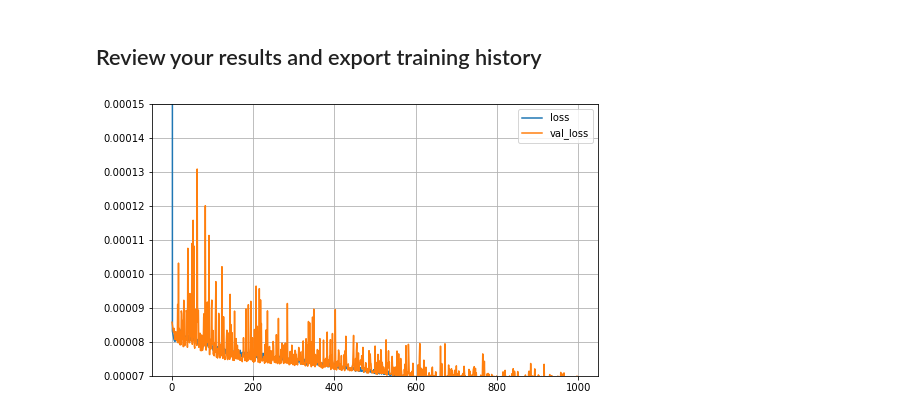
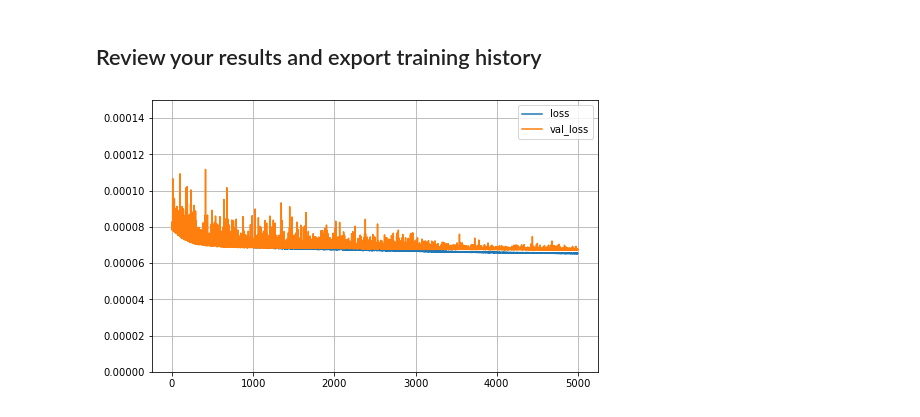
Before and after one commit to polyhedron-gdl/advanced-machine-learning-for-finance, a Jupyter notebook: 2022/1-notebooks/chapter-4-0.ipynb, the cells around one changed output. Drawn from its saved outputs; the diff is of its cells as text; code cells hidden in the pictures.

```diff
--- a/2022/1-notebooks/chapter-4-0.ipynb
+++ b/2022/1-notebooks/chapter-4-0.ipynb
@@ -48,7 +48,8 @@ Our data consists of call options on the S&P 500 between 2014 and  2019.
 # %%
 # load raw data
 DATA_FOLDER = './data'
-raw = pd.read_csv(os.path.join(DATA_FOLDER, 'Implied_Volatility_Data_vFinal.csv'))
+FILE_NAME   = 'Implied_Volatility_Data_vFinal.csv'
+raw = pd.read_csv(os.path.join(DATA_FOLDER, FILE_NAME))
 # check the raw data
 print("Size of the dataset (row, col): ", raw.shape)
 raw.head(n=5)
@@ -156,22 +172,37 @@ model.compile(loss = "mse",optimizer = "Adam")
 # %%
 # Checkpoint function is used here to periodically save a copy of the model.
 # Currently it is set to save the best performing model
-checkpoint_cb = keras.callbacks.ModelCheckpoint("implied_vol_model_vFinal.h5",save_best_only = True)
+checkpoint_cb = keras.callbacks.ModelCheckpoint("implied_vol_model_vFinal.h5"
+                                                , monitor='val_accuracy'
+                                                , verbose=1
+                                                , save_best_only=True
+                                                , mode='max')
 
-# Early stopping allows you to stop your training early if no improvment is shown after cerain period
-# Currently it is set at if no improvement occured in 1000 epochs, at the stop the model will also revert back to the best weight
-early_stopping_cb = keras.callbacks.EarlyStopping(patience = 1000,restore_best_weights = True)
+# Early stopping allows you to stop your training early if no improvment is
+# shown after certain period. Currently it is set at if no improvement
+# occured in 1000 epochs, at the stop the model will also revert back to
+# the best weight.
+early_stopping_cb = keras.callbacks.EarlyStopping(patience = 1000
+                                                 ,restore_best_weights = True)
 
-# Remark: checkpoint could be redundant here as early stopping function can also help restoring to the best weight
-# We put both here just to illustrate different ways to keep the best model
+# Remark: checkpoint could be redundant here as early stopping function can also
+# help restoring to the best weight. We put both here just to illustrate different
+# ways to keep the best model
 # %%
 # train your model
-# The fit function allows you to train a NN model. Here we have training data, number of epochs,batch size, validation data,
-# and callbacks as input
-# Callback is an optional parameters that allow you to enable tricks for training such as early stopping and checkpoint
+# The fit function allows you to train a NN model. Here we have training data,
+# number of epochs,batch size, validation data, and callbacks as input
+# Callback is an optional parameters that allow you to enable tricks for
+# training such as early stopping and checkpoint
 
-# Remarks: Altough we put 50000 epochs here, the model will stop its training once our early stopping criterion is triggered
+# Remarks: Altough we put 50000 epochs here, the model will stop its training
+# once our early stopping criterion is triggered
 
-history=model.fit(X_scaled_train[:,3:6],y_train,epochs=1000, batch_size = 128, verbose = 1, validation_data=(X_scaled_vals[:,3:6],y_val),
-                 callbacks=[checkpoint_cb, early_stopping_cb])
+history=model.fit(  X_scaled_train[:,3:6]
+                  , y_train
+                  , epochs=5000
+                  , batch_size = 128
+                  , verbose = 1
+                  , validation_data=(X_scaled_vals[:,3:6],y_val)
+                  , callbacks=[checkpoint_cb, early_stopping_cb])
 # %% [output]
@@ -214,13 +245,13 @@ Gain Ratio: 0.1308289873334727
 # %%
 # Plot training history
 
 pd.DataFrame(history.history).plot(figsize=(8,5))
 plt.grid(True)
-plt.gca().set_ylim(0.00007,0.00015)
+plt.gca().set_ylim(0.0000,0.00015)
 plt.show()
 
 #Export your training history for MSE
 output = pd.DataFrame(history.history)
 output.to_csv("mse_overtime.csv")
 # %% [output]
-[figure, old version]
+[figure, new version]
```
Also changed, not shown: parts of 7 cells of this notebook, 2 other files.
